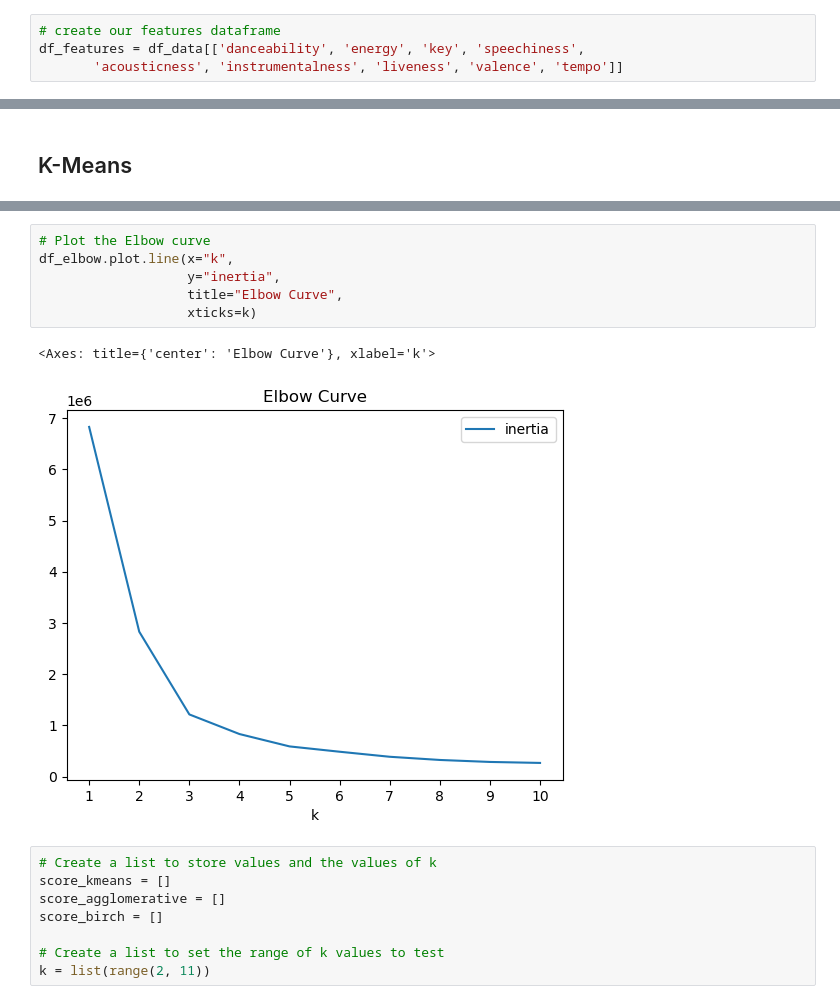
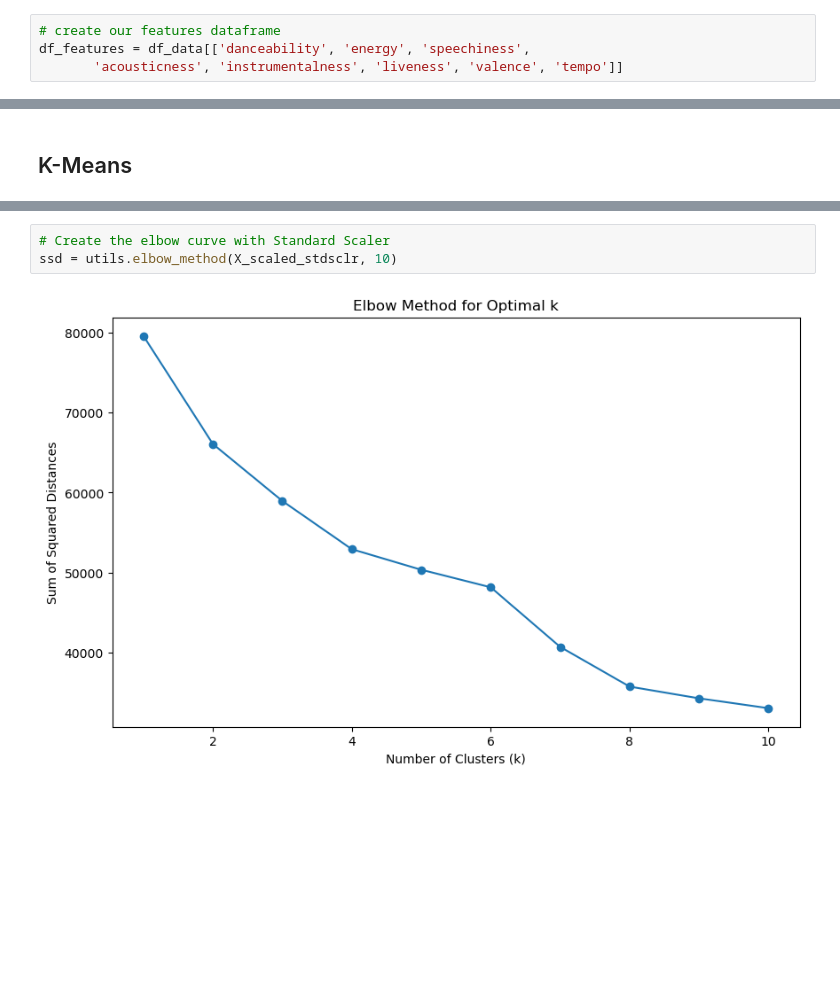
Before and after one commit to dennybett/Song-Recommendation-System, a Jupyter notebook: jeff_validation.ipynb, the cells around one changed output, grey strips where cells are left out. Cells and saved outputs as stored; diff of their text form; blank space fills up the shorter version.

```diff
--- a/jeff_validation.ipynb
+++ b/jeff_validation.ipynb
@@ -164,7 +167,7 @@ scaler_minmax = MinMaxScaler()
 scaler_standardscaler = StandardScaler()
 # %%
 # create our features dataframe
-df_features = df_data[['danceability', 'energy', 'key', 'speechiness',
+df_features = df_data[['danceability', 'energy', 'speechiness',
        'acousticness', 'instrumentalness', 'liveness', 'valence', 'tempo']]
 # %%
 # create X for analysis
@@ -211,17 +184,5 @@ df_elbow
-# %%
-# Plot the Elbow curve
-df_elbow.plot.line(x="k",
-                   y="inertia",
-                   title="Elbow Curve",
-                   xticks=k)
-# %% [output]
-<Axes: title={'center': 'Elbow Curve'}, xlabel='k'>
-[figure, removed]
-# %%
-# Create a list to store values and the values of k
-score_kmeans = []
-score_agglomerative = []
-score_birch = []
-
-# Create a list to set the range of k values to test
-k = list(range(2, 11))
+# %%
+# Create the elbow curve with Standard Scaler
+ssd = utils.elbow_method(X_scaled_stdsclr, 10)
+# %% [output]
+[figure, added]
```
Also changed, not shown: parts of 38 cells of this notebook.
